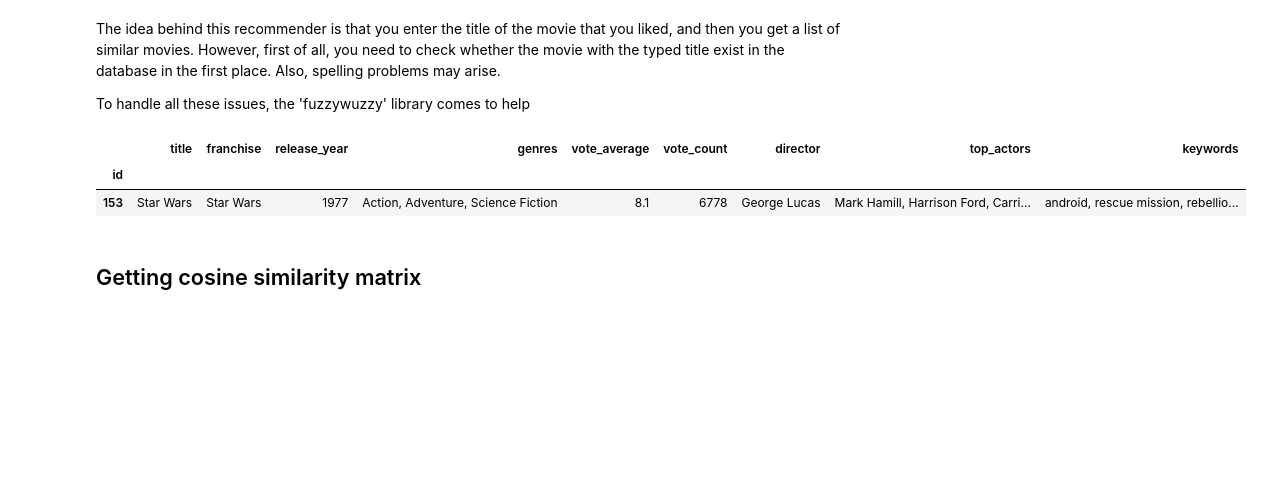
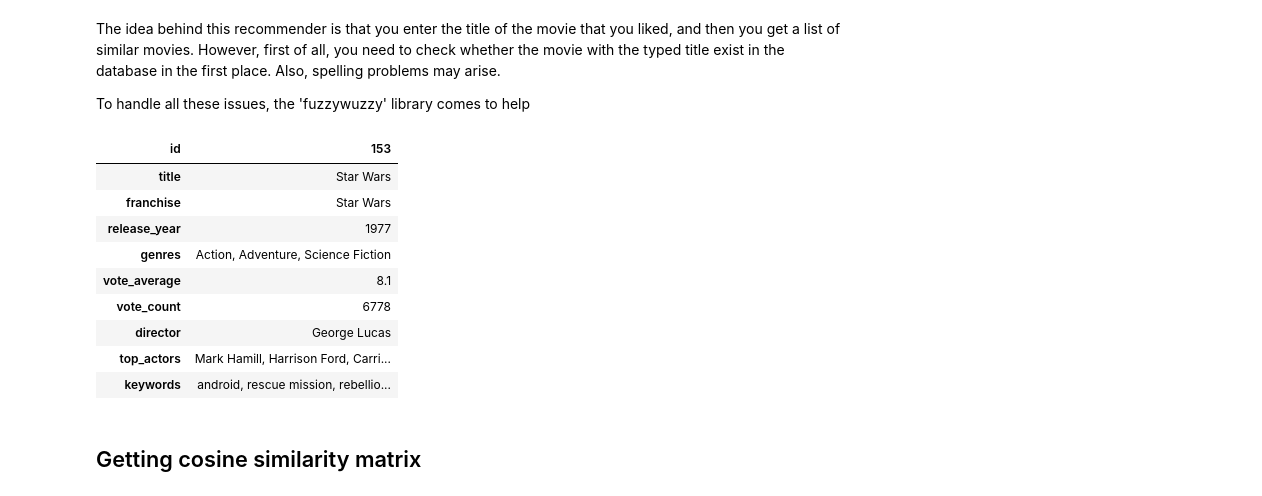
Before and after one commit to SanAntonik/MRS, a Jupyter notebook: DA_skill_showcase/MRS.ipynb, the cells around one changed output. Saved outputs shown, nothing was run; the diff lists cells and outputs as text; code cells hidden in the pictures; blank space fills up the shorter version.

```diff
--- a/DA_skill_showcase/MRS.ipynb
+++ b/DA_skill_showcase/MRS.ipynb
@@ -588,35 +589,35 @@ The idea behind this recommender is that you enter the title of the movie that y
 To handle all these issues, the 'fuzzywuzzy' library comes to help
 # %%
 from fuzzywuzzy import process
-
-# def find_top_movies(title):
-#     all_titles = df["title"].tolist()
-#     matches = process.extract(title, all_titles, limit=7)
-#     return matches
-#     matched_titles = [match[0] for match in matches]
-#     return df[df['title'].isin(matched_titles)]
-
-# print(find_top_movies("ty stry"))
 
 def find_movie(input):
     """
     Summary:
-        Finds a movie in the DataFrame that closely matches the input title. Handles some spelling mistakes
+        Finds a movie in the DataFrame that closely matches
+        the input title. Handles some spelling mistakes
     Parameters:
         input (str): The input movie title.
     Returns:
-        DataFrame: A DataFrame row containing information about the matched movie.
+        DataFrame: A DataFrame row containing
+        information about the matched movie.
     """
     all_titles = df["title"].tolist()
     closest_match = process.extractOne(input, all_titles)
     matched_title = closest_match[0]
     return df[df["title"] == matched_title]
 
-find_movie("stare was")
+find_movie("stare was").transpose()
 # %% [output]
-|  | title | franchise | release_year | genres | vote_average | vote_count | director | top_actors | keywords |
-| id |  |  |  |  |  |  |  |  |  |
-| 153 | Star Wars | Star Wars | 1977 | Action, Adventure, Science Fiction | 8.1 | 6778 | George Lucas | Mark Hamill, Harrison Ford, Carri... | android, rescue mission, rebellio... |
+| id | 153 |
+| title | Star Wars |
+| franchise | Star Wars |
+| release_year | 1977 |
+| genres | Action, Adventure, Science Fiction |
+| vote_average | 8.1 |
+| vote_count | 6778 |
+| director | George Lucas |
+| top_actors | Mark Hamill, Harrison Ford, Carri... |
+| keywords | android, rescue mission, rebellio... |
 # %% [markdown]
 ## Getting cosine similarity matrix
 # %%
```
Also changed, not shown: parts of 11 cells of this notebook, 6 other files.
